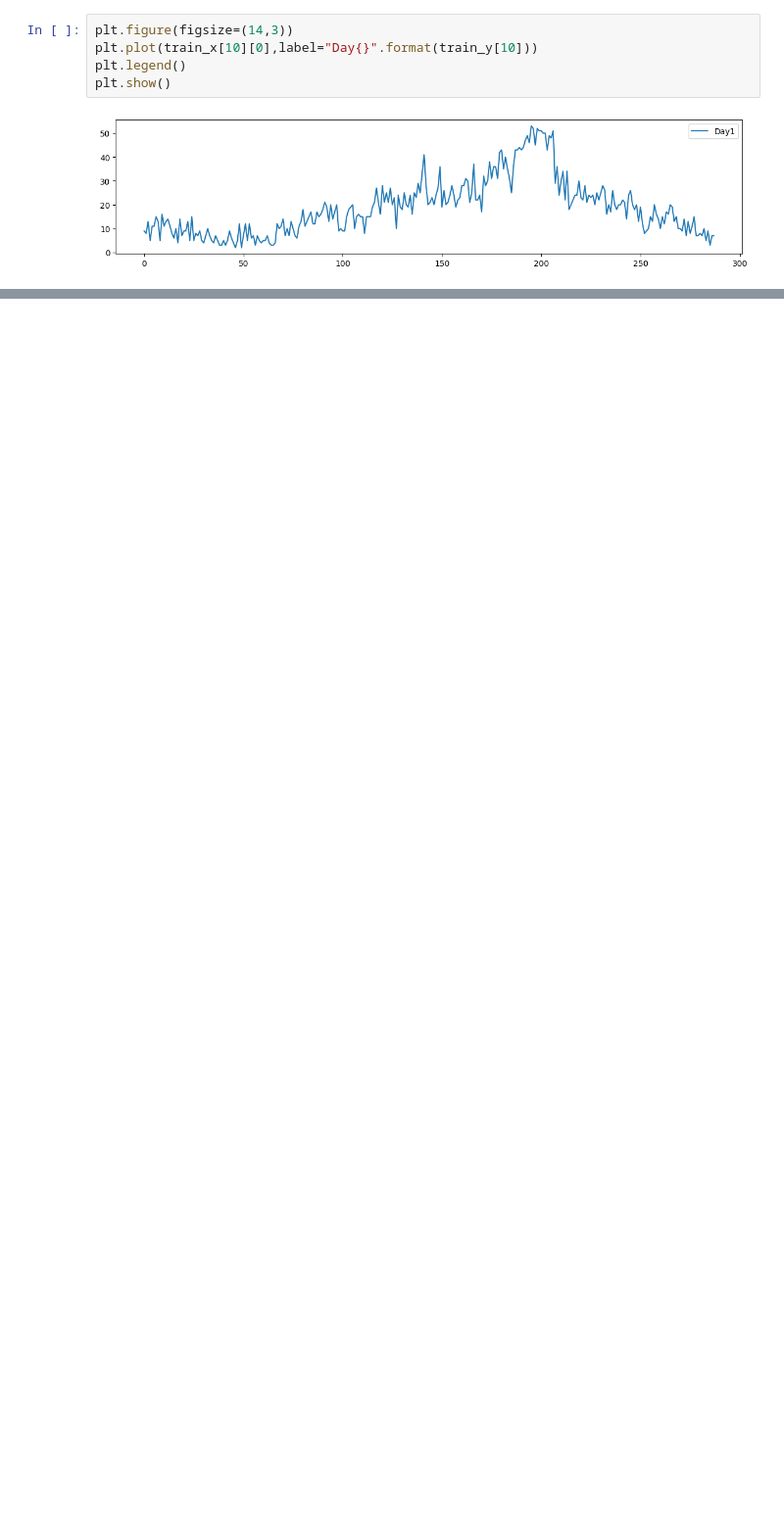
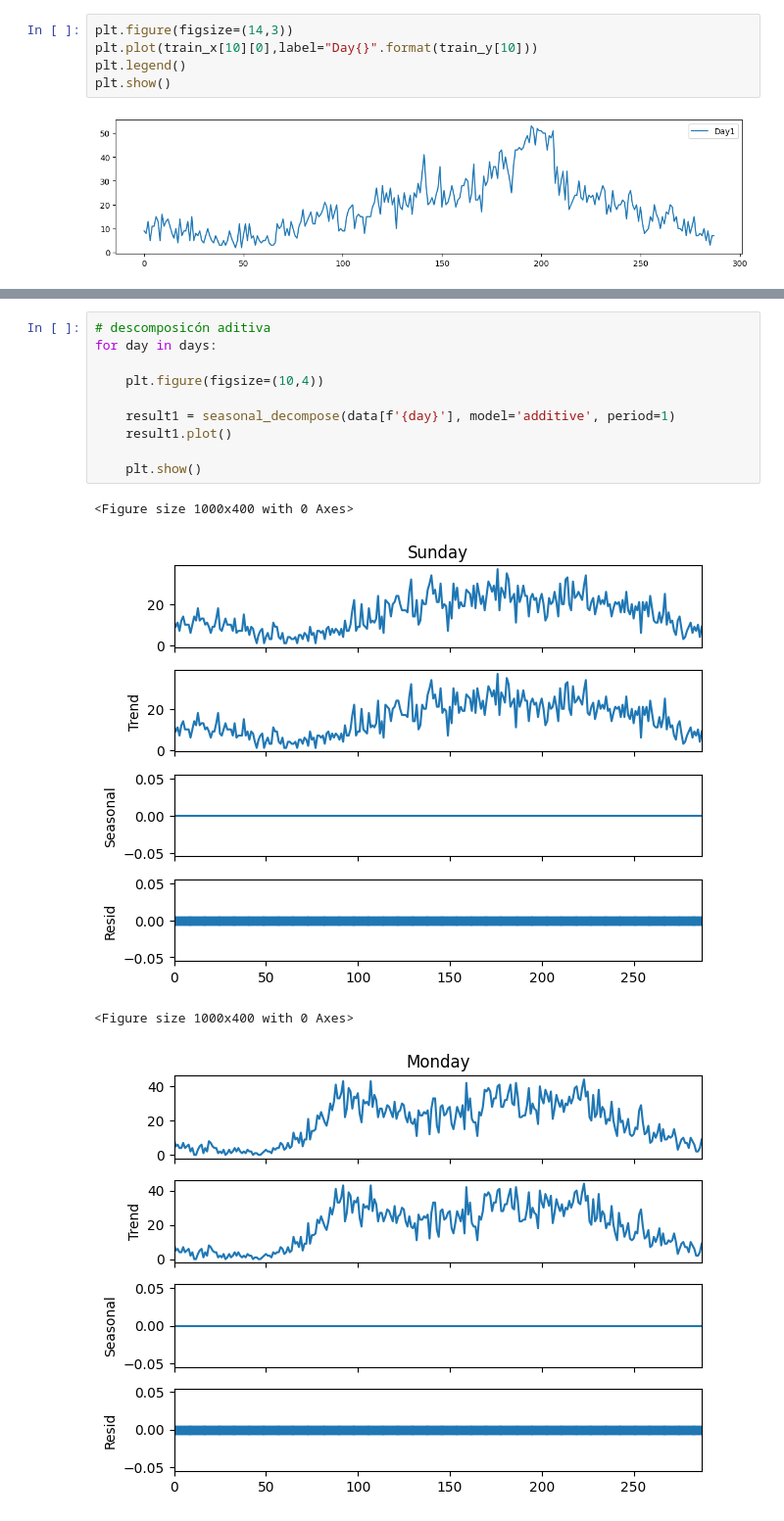
Before and after one commit to KevinrealG/Series_de_tiempo, a Jupyter notebook: 01_Time_Series_pred.ipynb, the cells around one changed output, grey strips where cells are left out. Shown at 98% size. Drawn from its saved outputs; the diff is of its cells as text; blank space fills up the shorter version.

```diff
--- a/01_Time_Series_pred.ipynb
+++ b/01_Time_Series_pred.ipynb
@@ -67,0 +123,15 @@ plt.show()
+# %%
+# descomposicón aditiva
+for day in days:
+
+    plt.figure(figsize=(10,4))
+
+    result1 = seasonal_decompose(data[f'{day}'], model='additive', period=1)
+    result1.plot()
+
+    plt.show()
+# %% [output]
+<Figure size 1000x400 with 0 Axes>
+[figure, added]
+<Figure size 1000x400 with 0 Axes>
+[figure, added]
```
Also changed, not shown: parts of 18 cells of this notebook.
